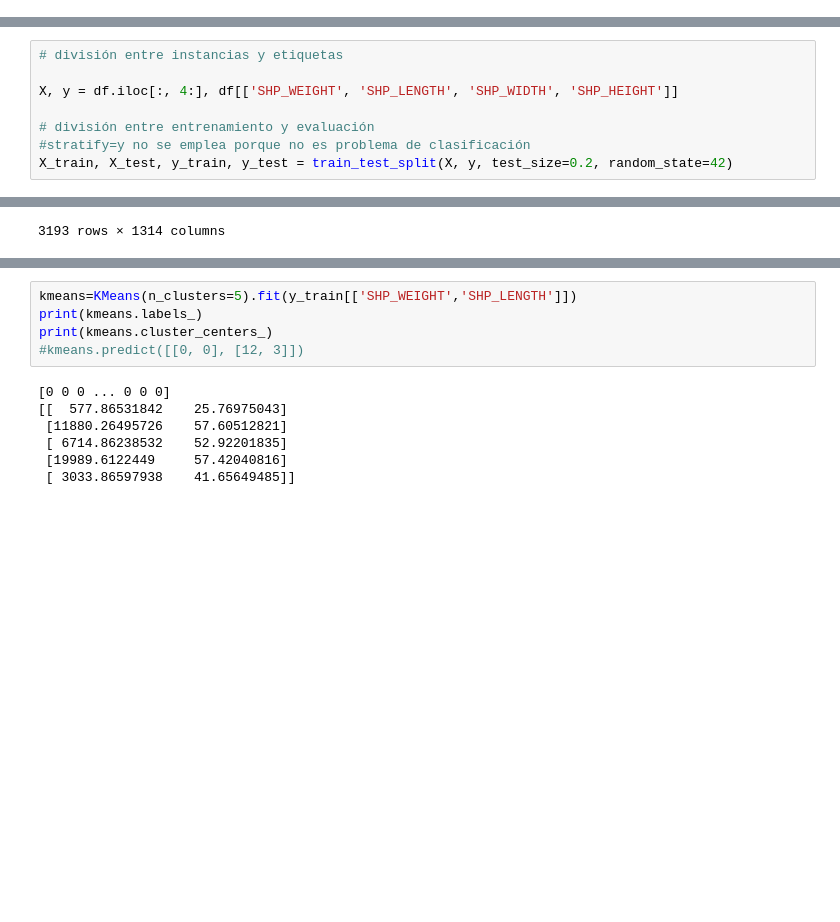
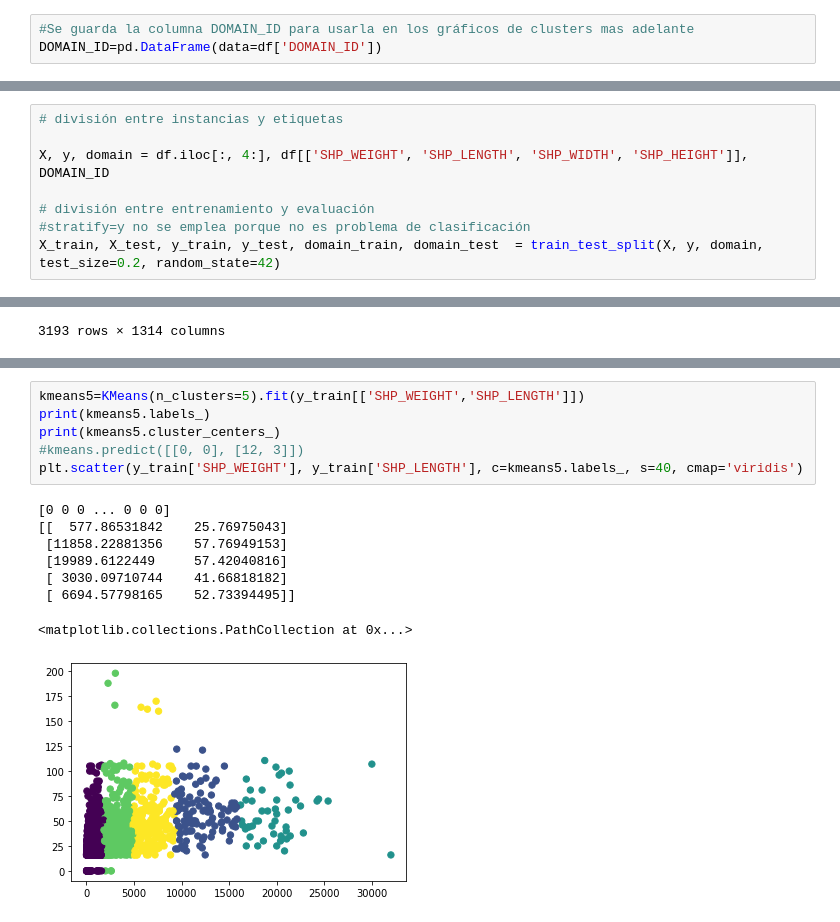
Before and after one commit to fyghero/mentoria_diplodatos2019, a Jupyter notebook: tp5/AprendizajeNoSupervisado.ipynb, the cells around one changed output, grey strips where cells are left out. Cells and saved outputs as stored; diff of their text form; blank space fills up the shorter version.

```diff
--- a/tp5/AprendizajeNoSupervisado.ipynb
+++ b/tp5/AprendizajeNoSupervisado.ipynb
@@ -131,0 +133,3 @@ df
+# %%
+#Se guarda la columna DOMAIN_ID para usarla en los gráficos de clusters mas adelante
+DOMAIN_ID=pd.DataFrame(data=df['DOMAIN_ID'])
@@ -158,11 +178,11 @@ df=df_filled
 # %%
 # división entre instancias y etiquetas
 
-X, y = df.iloc[:, 4:], df[['SHP_WEIGHT', 'SHP_LENGTH', 'SHP_WIDTH', 'SHP_HEIGHT']]
+X, y, domain = df.iloc[:, 4:], df[['SHP_WEIGHT', 'SHP_LENGTH', 'SHP_WIDTH', 'SHP_HEIGHT']], DOMAIN_ID
 
 # división entre entrenamiento y evaluación
 #stratify=y no se emplea porque no es problema de clasificación
-X_train, X_test, y_train, y_test = train_test_split(X, y, test_size=0.2, random_state=42)
+X_train, X_test, y_train, y_test, domain_train, domain_test  = train_test_split(X, y, domain, test_size=0.2, random_state=42)
 # %% [markdown]
 # Actividad 1:
 
@@ -260,13 +264,16 @@ X_train
 # %%
-kmeans=KMeans(n_clusters=5).fit(y_train[['SHP_WEIGHT','SHP_LENGTH']])
-print(kmeans.labels_)
-print(kmeans.cluster_centers_)
+kmeans5=KMeans(n_clusters=5).fit(y_train[['SHP_WEIGHT','SHP_LENGTH']])
+print(kmeans5.labels_)
+print(kmeans5.cluster_centers_)
 #kmeans.predict([[0, 0], [12, 3]])
+plt.scatter(y_train['SHP_WEIGHT'], y_train['SHP_LENGTH'], c=kmeans5.labels_, s=40, cmap='viridis')
 # %% [output]
 [0 0 0 ... 0 0 0]
 [[  577.86531842    25.76975043]
- [11880.26495726    57.60512821]
- [ 6714.86238532    52.92201835]
+ [11858.22881356    57.76949153]
  [19989.6122449     57.42040816]
- [ 3033.86597938    41.65649485]]
+ [ 3030.09710744    41.66818182]
+ [ 6694.57798165    52.73394495]]
+<matplotlib.collections.PathCollection at 0x...>
+[figure, added]
 # %%
```
Also changed, not shown: parts of 27 cells of this notebook.
